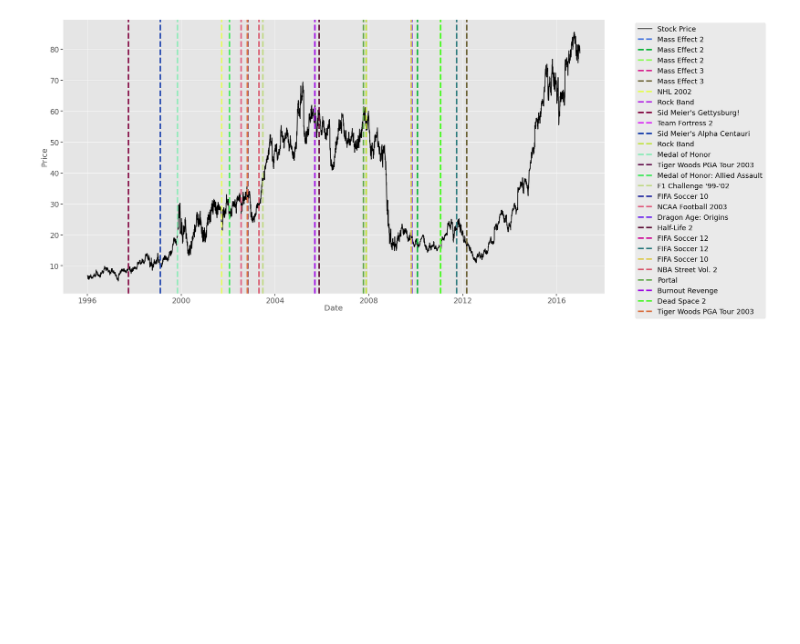
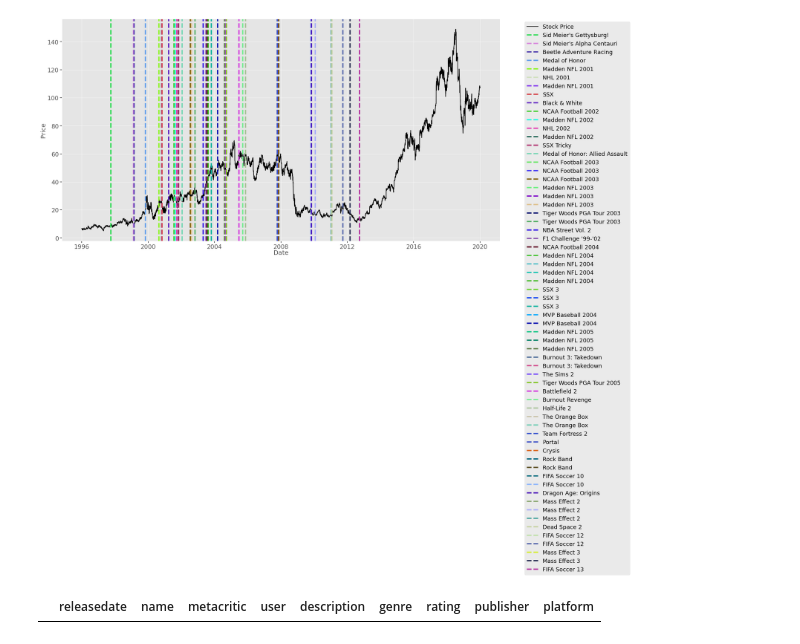
Before and after one commit to FabianKnebel/gamestonk, a Jupyter notebook: Plot_Maske.ipynb, the cells around one changed output. Cells and saved outputs as stored; diff of their text form; code cells hidden in the pictures; blank space fills up the shorter version.

Commit message:
filter df by publisher(s) + full games list with platform ("metacritic_game_data.csv")

```diff
--- a/Plot_Maske.ipynb
+++ b/Plot_Maske.ipynb
@@ -31,8 +27,15 @@ def plot_data(ticker, publisher, start, end, thresh, figsize):
     # User pandas_reader.data.DataReader to load the desired data. As simple as that.
     panel_data = data.DataReader(ticker, 'yahoo', start, end)
 
+    # build a df filtered for publisher
+    columns = ["releasedate", "name", "metacritic", "user", "description", "genre", "rating", "publisher", "platform"]
+    publisher_df = pd.DataFrame(None, columns=columns)
+    for index, row in df.iterrows():
+        if any(_x in row["publisher"] for _x in publisher):
+            publisher_df = publisher_df.append(row, ignore_index=True)
+
     # get games above threshold
-    good_games = df[(df['publisher'] == publisher) & (df.metacritic >= thresh)][['releasedate', 'name']]
+    good_games = publisher_df[(publisher_df.metacritic >= thresh)][['releasedate', 'name']]
     good_games.reset_index(inplace=True)
 
     # define colors
@@ -63,11 +66,15 @@ df = read_data('metacritic_game_data_test.csv')
 # %%
 params = {'start':'1996-01-01',
-         'end':'2016-12-31',
-         'publisher':'Electronic Arts',
+         'end':'2019-12-31',
+         'publisher':['Electronic Arts', 'EA Games', 'EA Sports'],
           'ticker':'EA',
          'thresh':90,
          'figsize':(25,13)}
 
 plot_data(**params)
 # %% [output]
-[figure, old version]
+[figure, new version]
+# %%
+get_all_games_df_of_one_publisher("2K Games")
+# %% [output]
+|  | releasedate | name | metacritic | user | description | genre | rating | publisher | platform |
```
Also changed, not shown: parts of 4 cells of this notebook, 1 other file.
